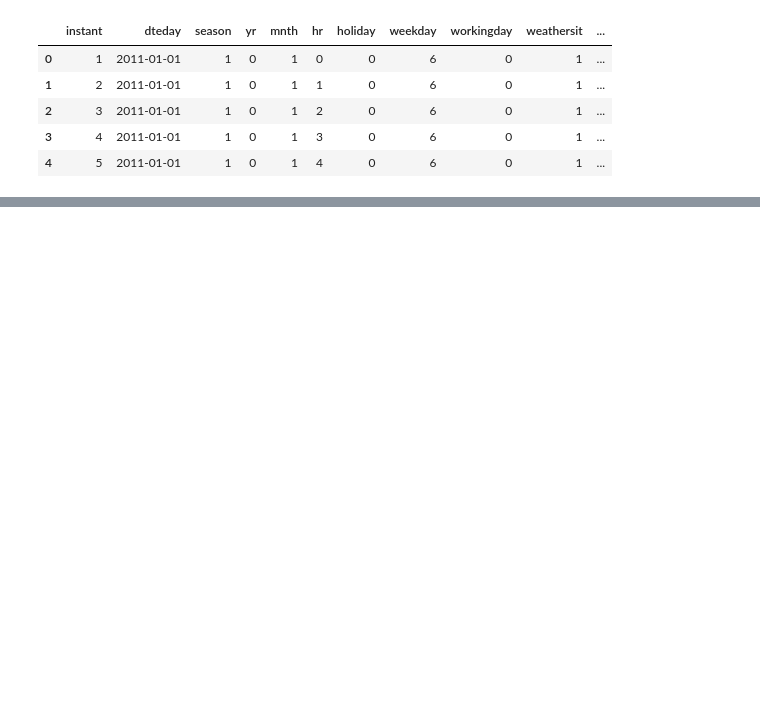
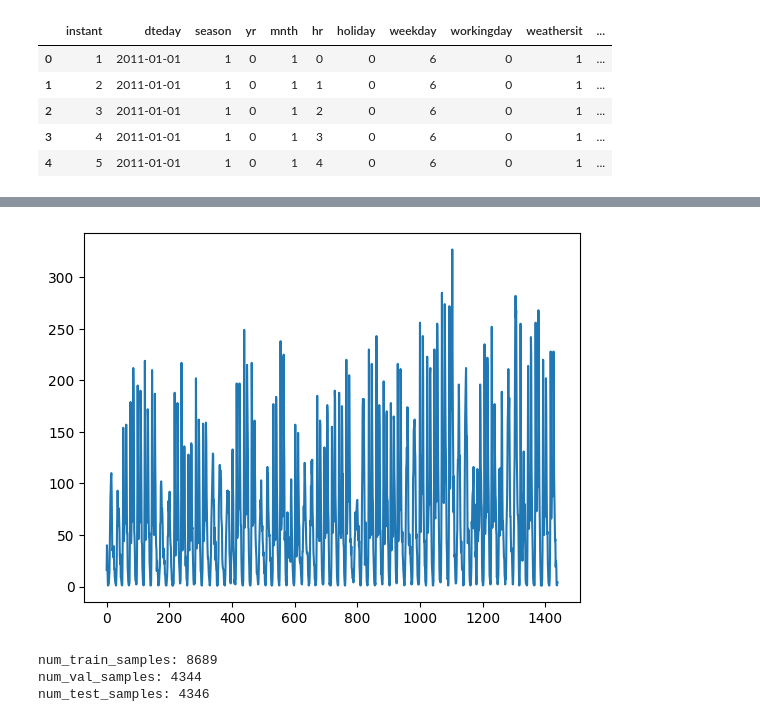
Before and after one commit to Thrakrien/ann-ifes-studies, a Jupyter notebook: bike_sharing_forecast.ipynb, the cells around one changed output, grey strips where cells are left out. Saved outputs shown, nothing was run; the diff lists cells and outputs as text; code cells hidden in the pictures; blank space fills up the shorter version.

```diff
--- a/bike_sharing_forecast.ipynb
+++ b/bike_sharing_forecast.ipynb
@@ -30,0 +47,17 @@ df.head()
+# %%
+ten_days = 6*24*10
+plt.plot(range(ten_days), df['cnt'][:ten_days])
+plt.show()
+# %% [output]
+[figure, added]
+# %%
+num_train_samples = int(0.5 * len(df))
+num_val_samples = int(0.25 * len(df))
+num_test_samples = len(df) - num_train_samples - num_val_samples
+print('num_train_samples:', num_train_samples)
+print('num_val_samples:', num_val_samples)
+print('num_test_samples:', num_test_samples)
+# %% [output]
+num_train_samples: 8689
+num_val_samples: 4344
+num_test_samples: 4346
```
Also changed, not shown: parts of 36 cells of this notebook.
